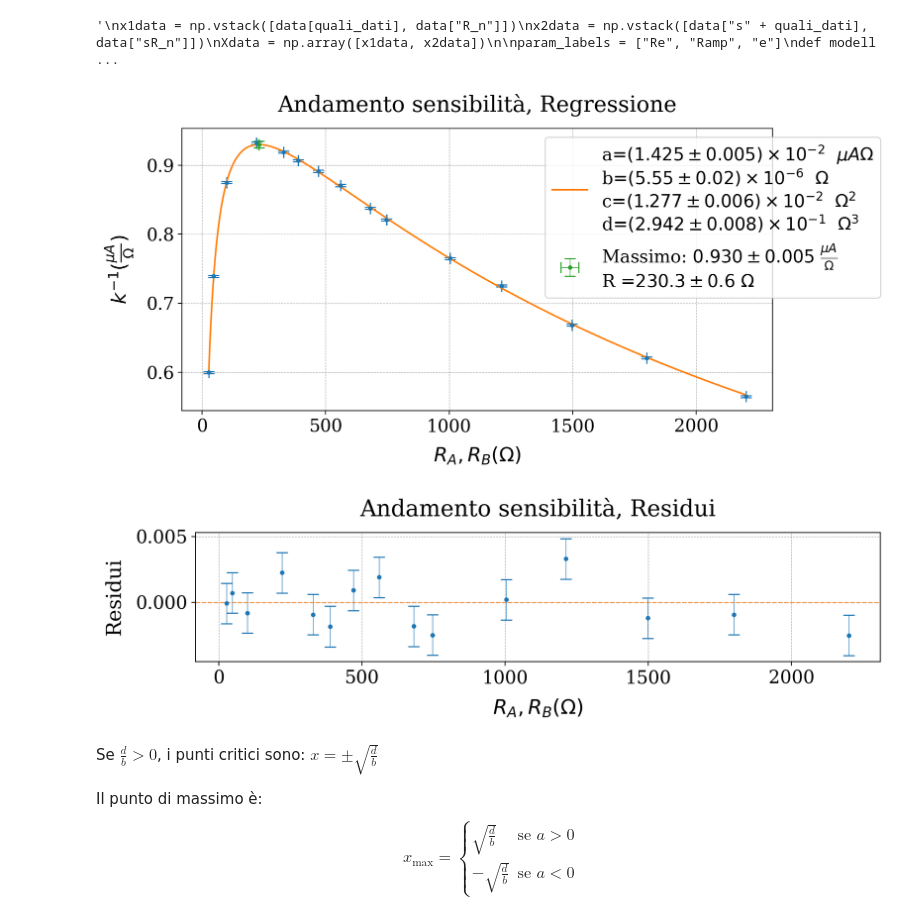
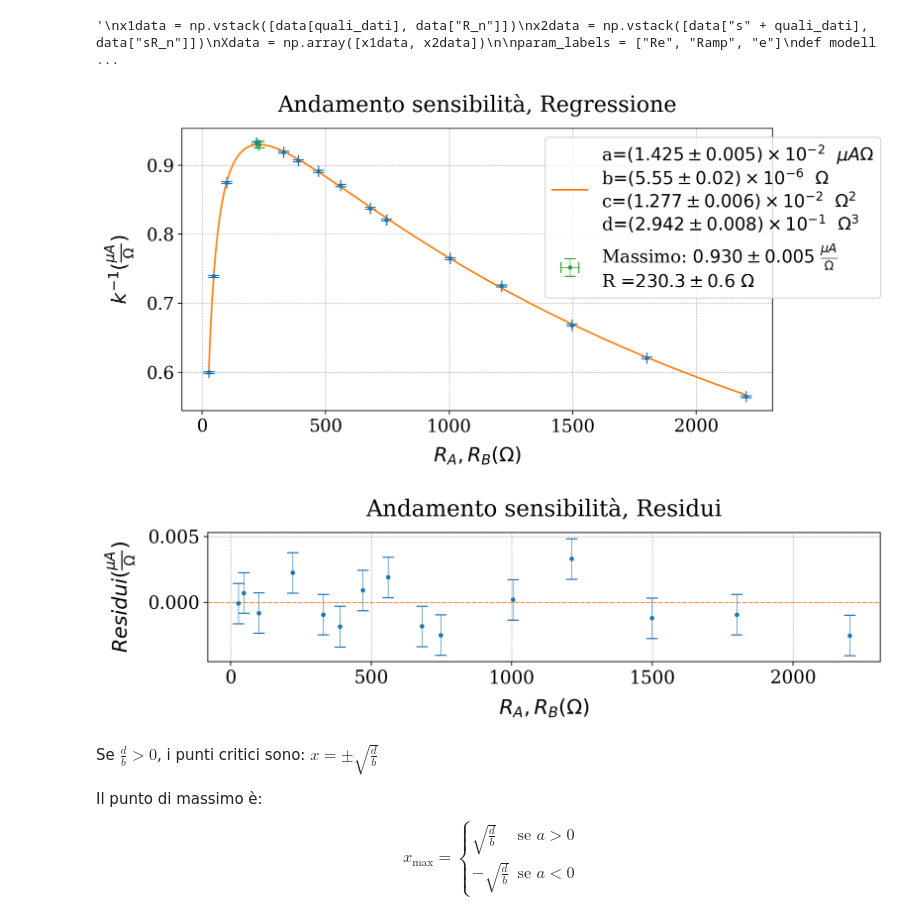
Before and after one commit to nichettg/Codici, a Jupyter notebook: 3. Ponte Wheatstone/analisi.ipynb, the cells around one changed output. Cells and saved outputs as stored; diff of their text form; code cells hidden in the pictures.

```diff
--- a/3. Ponte Wheatstone/analisi.ipynb
+++ b/3. Ponte Wheatstone/analisi.ipynb
@@ -366,35 +366,35 @@ fit_label = "\n".join(
 )
 x_fit = np.linspace(min(xdata[0]), max(xdata[0]), 500)
 ax.plot(x_fit,modello(anal[:,0],x_fit),
         label=fit_label, **gf.plot_params, color = gf.colori[1])
 
 ax.legend(loc="upper left", bbox_to_anchor=(0.6, 1), frameon=True)
 
 gf.salva_grafico(fig,grafico_output1)
 
 #####################################
 ### Residui
 #####################################
 
 f.inizializza_output(file_output1)
 res = f.residui(xdata,ydata,anal[:,0],modello,file_output1,titolo)
 
 #####################################
 ### Grafico Residui
 #####################################
 
 fig,ax = plt.subplots(1, 1,  figsize=(10, 3))
-gf.parametri_grafico(ax,titolo + ", Residui",xlabel=xlabel,ylabel="Residui")
+gf.parametri_grafico(ax,titolo + ", Residui",xlabel=xlabel,ylabel=r"$Residui (\frac{\mu A}{Ω})$")
 
 ax.errorbar(res[0],res[1],yerr=res[2],
             **gf.errorbar_params, color=gf.colori[0])
 ax.axhline(0,
            **gf.line_params, color=gf.colori[1])
 
 gf.salva_grafico(fig,grafico_output2)
 # %% [output]
 [figure]
-[figure, old version]
+[figure, new version]
 # %% [markdown]
 Se $\frac{d}{b} > 0$, i punti critici sono:
 $
```
Also changed, not shown: 7 other files.
